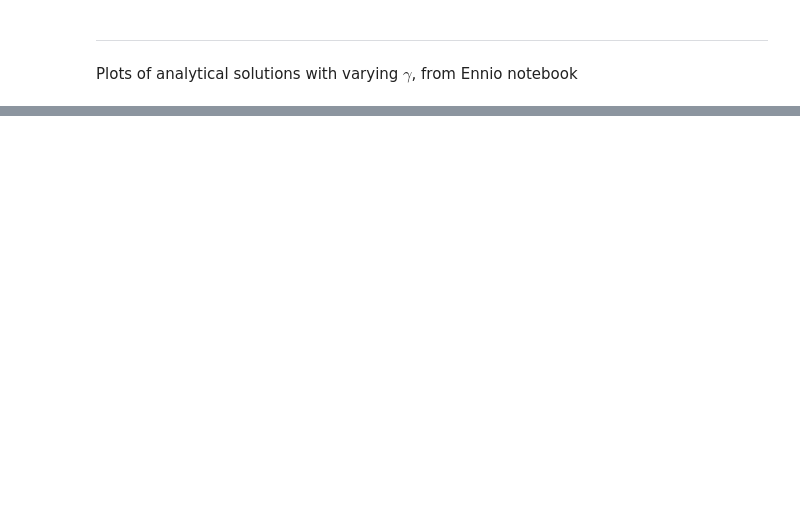
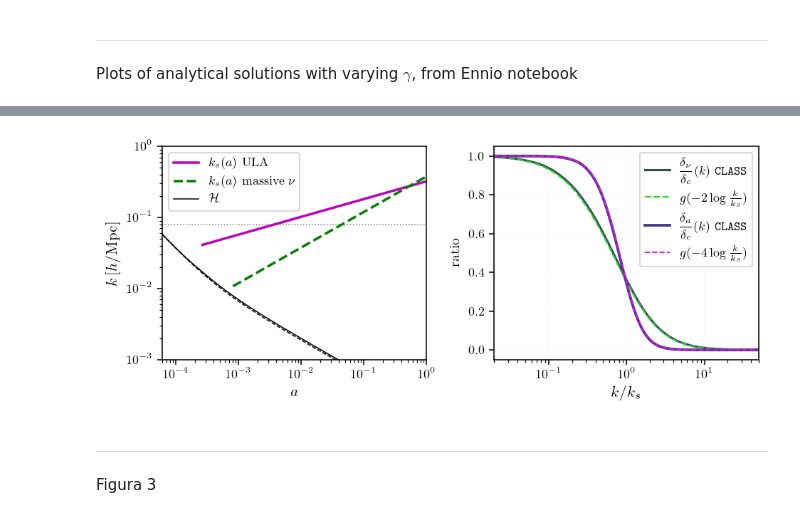
Before and after one commit to fverd/class, a Jupyter notebook: soundspeed-scripts/plots4paper/sections_1_2.ipynb, the cells around one changed output, grey strips where cells are left out. Cells and saved outputs as stored; diff of their text form; code cells hidden in the pictures; blank space fills up the shorter version.

```diff
--- a/soundspeed-scripts/plots4paper/sections_1_2.ipynb
+++ b/soundspeed-scripts/plots4paper/sections_1_2.ipynb
@@ -18,0 +131,67 @@ Plots of analytical solutions with varying $\gamma$, from Ennio notebook
+# %%
+fig, axs = plt.subplots(1, 2, figsize=(6.85, 2.9),dpi=140)
+
+# Left plot - k_s evolution
+background = chiCDM.get_background()
+a = 1/(background['z']+1)
+Ha = background['H [1/Mpc]']/(1.+background['z'])
+Ha_chi_int = interp1d(a, Ha)
+
+background = nuCDM.get_background()
+a_nu = 1/(background['z']+1)
+Ha_nu_cosmo = background['H [1/Mpc]']/(1.+background['z'])
+
+axs[0].axhline(0.08, lw=0.8, color='gray', ls=':')
+
+kJ_ULA_z = interp1d(a, 8.4e12 * pow(m_ev/h, 1/2) * (a)**0.25)
+a_ma = 2.38e-4
+a_eq = 1/(1+3781)
+axs[0].loglog(a[a>a_eq], kJ_ULA_z(a)[a>a_eq], 'm', label=r'$k_s(a)$ ULA', lw=1.8)
+
+kJnu_a = interp1d(a, np.sqrt(5/9)* 5.e-2 * (1./0.1) * pow(a, 1/2)* np.sqrt(nuCDM.Omega0_m()/0.3))
+aNR_nu = 8.12e-04
+axs[0].loglog(a[a>aNR_nu], kJnu_a(a)[a>aNR_nu], 'g', label=r'$k_s(a)$ massive $\nu$', lw=1.8, ls='--')
+axs[0].loglog(a, Ha/h, 'k', label=r'$\mathcal{H}$', lw=0.8)
+axs[0].loglog(a_nu, Ha_nu_cosmo/h, 'k--', lw=0.8)
+
+axs[0].set_xlim([6.e-5, 1])
+axs[0].set_ylim([1.e-3, 1])
+axs[0].legend()
+axs[0].set_xlabel(r'$a$', fontsize=11)
+axs[0].set_ylabel(r'$k\,[h/\mathrm{Mpc}]$', fontsize=11)
+
+# Right plot - transfer function comparison
+zeval = 0.5
+
+def g_an(t):
+    return 1 + 6 * np.exp(-t) * np.cos(np.sqrt(6) * np.exp(-t / 2)) * sici(np.sqrt(6) * np.exp(-t / 2))[1] - 3 * np.exp(-t) * np.pi * np.sin(np.sqrt(6) * np.exp(-t / 2)) + 6 * np.exp(-t) * np.sin(np.sqrt(6) * np.exp(-t / 2)) * sici(np.sqrt(6) * np.exp(-t / 2))[0]
+
+chi_tk_k = chiCDM.get_transfer(z=zeval)
+kEval = chi_tk_k['k (h/Mpc)']
+T_ratio_ax = chi_tk_k['d_scf']/ chi_tk_k['d_cdm']
+kJa = 8.4e12 * pow(m_ev/h, 1/2) * (1/(1+zeval))**0.25
+
+nu_tk_k = nuCDM.get_transfer(z=zeval)
+T_ratio_nu = nu_tk_k['d_ncdm[0]']/ nu_tk_k['d_cdm']
+kJnu = np.sqrt(5/9)* 5.e-2 * (mnu/0.1) * pow((1/(1+zeval)), 1/2)* np.sqrt(nuCDM.Omega0_m()/0.3)
+
+axs[1].plot(kEval/kJnu, T_ratio_nu, 'darkslategray', linewidth=1.6, label=r'$\displaystyle\frac{\delta_\nu}{\delta_c}(k)$ $\texttt{CLASS}$')
+axs[1].plot(kEval/kJnu, g_an(-2*np.log(kEval/(kJnu))), 'limegreen', linestyle='--', linewidth=1.2, label=r'$g(-2\log \frac{k}{k_s})$ ')
+axs[1].plot(kEval/kJa, T_ratio_ax, 'darkslateblue', linewidth=2., label=r'$\displaystyle\frac{\delta_a}{\delta_c}(k)$ $\texttt{CLASS}$')
+axs[1].plot(kEval/kJa, g_an(-4*np.log(kEval/(kJa))), 'fuchsia', linestyle='--', linewidth=1., label=r'$g(-4\log \frac{k}{k_s})$')
+
+axs[1].set_xscale('log')
+axs[1].set_xlabel(r'$k/k_s$', fontsize=11)
+axs[1].legend(loc='best')
+axs[1].set_xlim([2.e-2, 5.e1])
+axs[1].set_ylabel(r'ratio')
+axs[1].grid(lw=0.05)
+
+plt.tight_layout()
+# plt.savefig('/home/fverdian/class/soundspeed-scripts/figure/ksEvolution_lincompare.pdf', bbox_inches='tight')
+plt.show()
+# %% [output]
+[figure, added]
+# %% [markdown]
+---
+Figura 3
```
Also changed, not shown: parts of 7 cells of this notebook, 12 other files.
